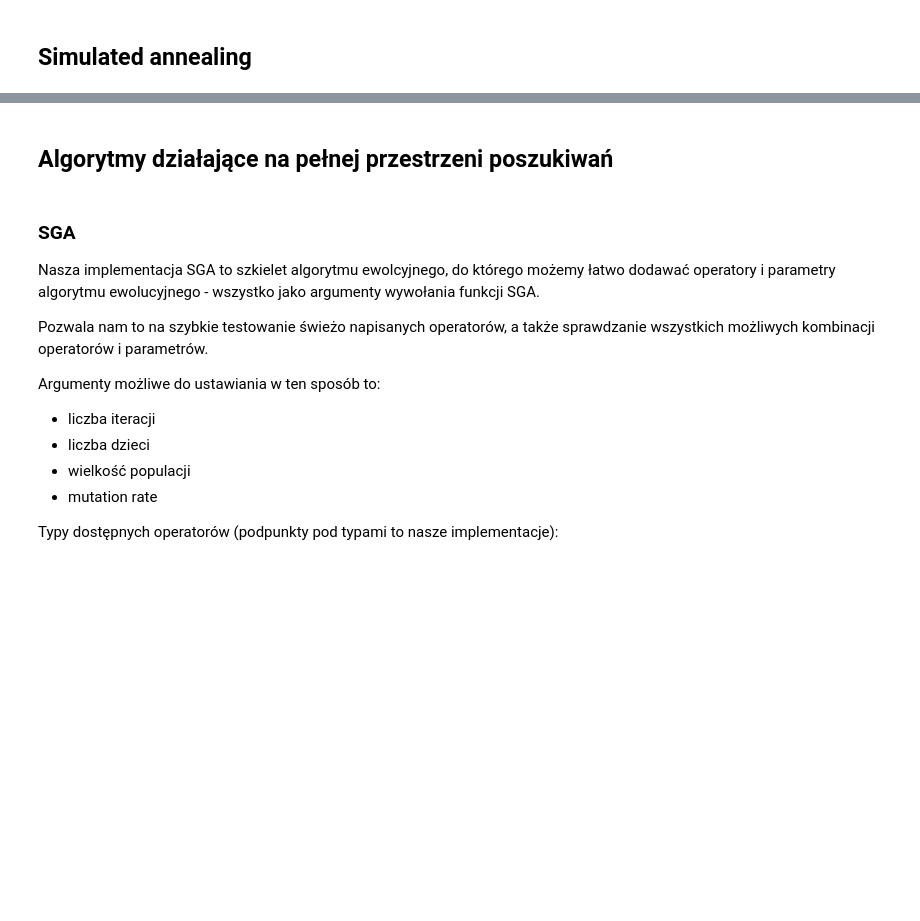
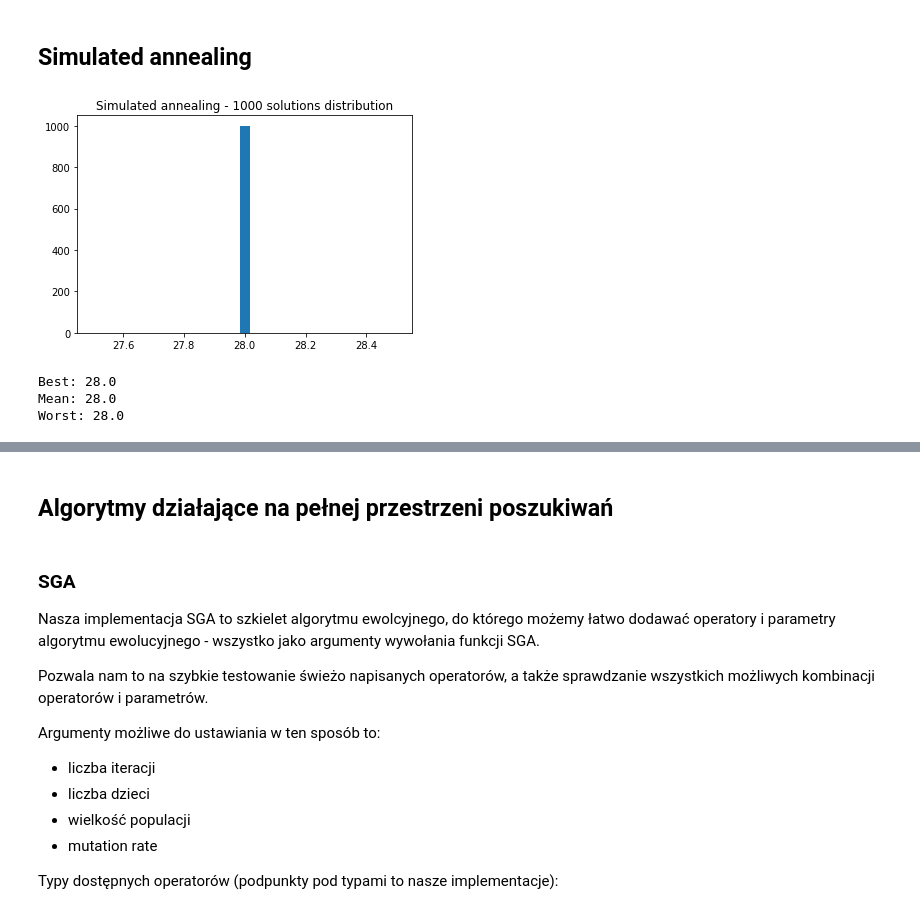
Before and after one commit to BlueDespero/CloverSolver, a Jupyter notebook: visualization/CloverSolver.ipynb, the cells around one changed output, grey strips where cells are left out. Cells and saved outputs as stored; diff of their text form; code cells hidden in the pictures; blank space fills up the shorter version.

```diff
--- a/visualization/CloverSolver.ipynb
+++ b/visualization/CloverSolver.ipynb
@@ -164,6 +181,15 @@ Pierwsze podejście zmusza do błądzenia po olbrzymiej przestrzeni poszukiwań,
 ## Simulated annealing
 # %%
 # Przedstawienie efektywności algorytmu - analiza wielu wykonań
+plot_simulated_annealing_solution(no_of_repetitions=10**3, no_of_iterations=10**4,
+                                  transcription_matrix=transcription_matrix4x4,
+                                  no_of_empty_squares=no_of_empty_squares4x4,
+                                  alpha=0.1, tqdm_mode=False)
+# %% [output]
+[figure, added]
+Best: 28.0
+Mean: 28.0
+Worst: 28.0
 # %% [markdown]
 ![Simulated_annealing_1000reps.png](embedded-picture-1)
 # %% [markdown]
```
Also changed, not shown: parts of 26 cells of this notebook.
